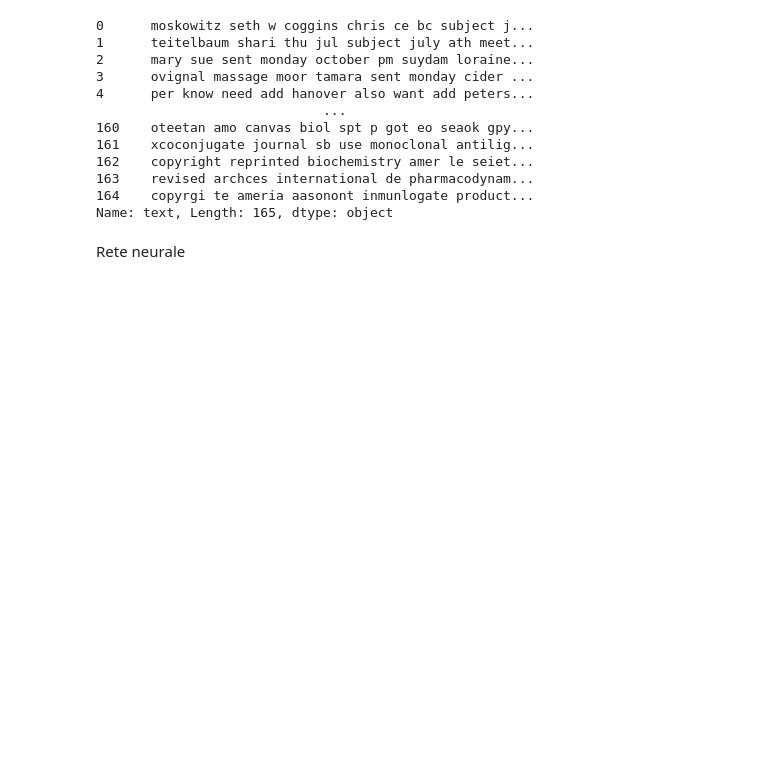
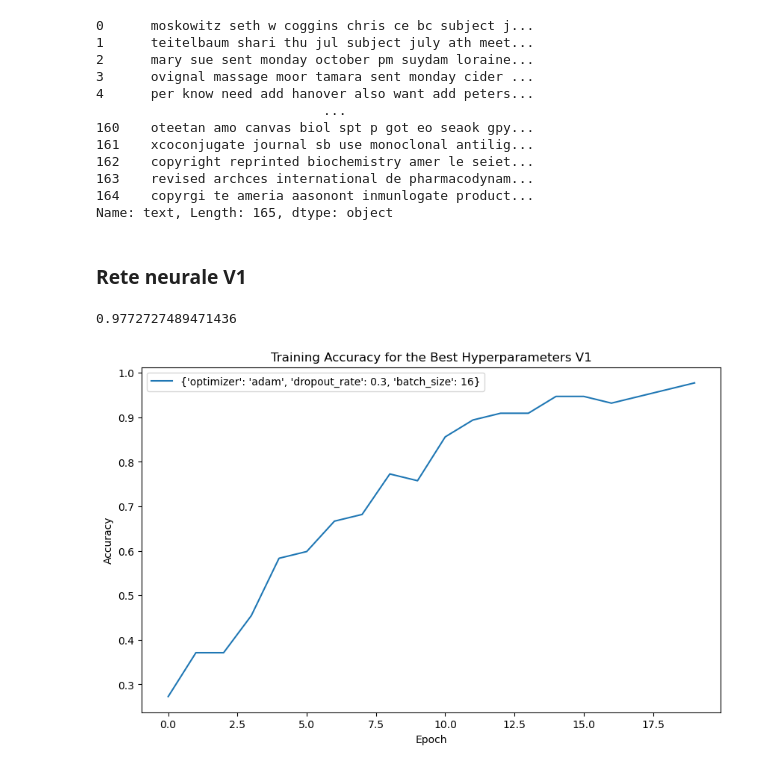
Before and after one commit to massimocaso/Document_classification_DNN, a Jupyter notebook: doc_reader.ipynb, the cells around one changed output. Saved outputs shown, nothing was run; the diff lists cells and outputs as text; code cells hidden in the pictures; blank space fills up the shorter version.

Commit message:
Aggiunti 3 modelli diversi e test dei modelli

```diff
--- a/doc_reader.ipynb
+++ b/doc_reader.ipynb
@@ -177,2 +151,2 @@ ytrain = np.array(labels)
-# %% [markdown]
-Rete neurale
+# %% [markdown]
+### Rete neurale V1
@@ -178,0 +155,48 @@ Rete neurale
+# %%
+def create_model_v1(optimizer='adam', dropout_rate=0.5):
+    model1 = Sequential()
+    model1.add(Embedding(input_dim=1000, output_dim=16, input_length=10))
+    model1.add(LSTM(64, return_sequences=True))
+    model1.add(Dropout(dropout_rate))
+    model1.add(LSTM(64))
+    model1.add(Dropout(dropout_rate))
+    model1.add(Dense(32, activation='relu'))
+    model1.add(Dropout(dropout_rate))
+    model1.add(Dense(3, activation='sigmoid'))
+    model1.compile(optimizer=optimizer, loss='sparse_categorical_crossentropy', metrics=['accuracy'])
+    return model1
+
+param_grid1 = {
+    'optimizer': ['adam', 'rmsprop'],
+    'dropout_rate': [0.3, 0.5, 0.7],
+    'batch_size': [16, 32, 64, 128]
+}
+
+results1 = []
+
+# Loop through each set of hyperparameters
+for params in ParameterGrid(param_grid1):
+    # Set the hyperparameters for the model
+    model1 = KerasClassifier(build_fn=create_model_v1, epochs=20, verbose=0)
+    model1.set_params(**params)
+
+    checkpoint = ModelCheckpoint('best_model_v1.h5', save_best_only=True)
+
+    history1 = model1.fit(xtrain, ytrain, validation_data=(xval, yval), callbacks=[checkpoint])
+
+    results1.append(history1.history['accuracy'])
+# %%
+best_index1 = np.argmax(np.mean(results1, axis=1))
+print(np.max(results1[best_index1]))
+
+plt.figure(figsize=(10, 6))
+plt.plot(results1[best_index1], label=str(ParameterGrid(param_grid1)[best_index1]))
+
+plt.xlabel('Epoch')
+plt.ylabel('Accuracy')
+plt.title('Training Accuracy for the Best Hyperparameters V1')
+plt.legend()
+plt.show()
+# %% [output]
+0.9772727489471436
+[figure, added]
```
Also changed, not shown: parts of 17 cells of this notebook, 4 other files.
